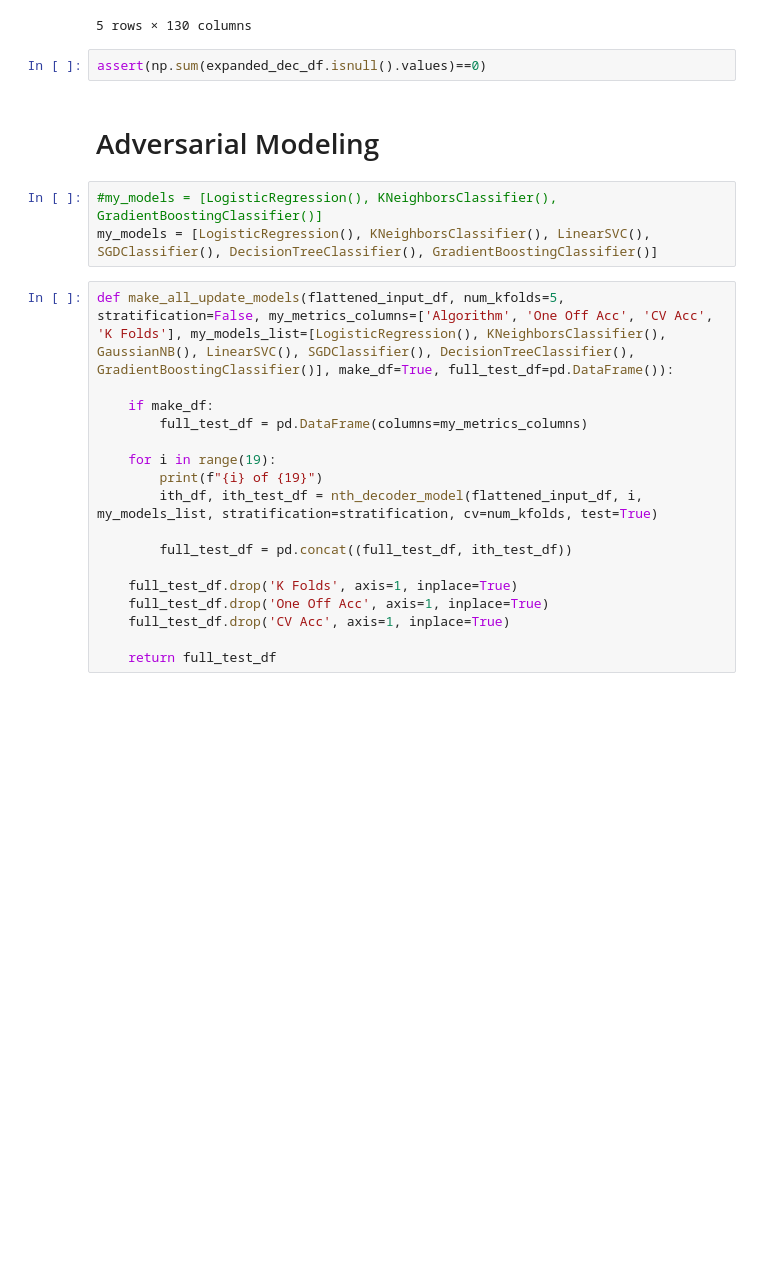
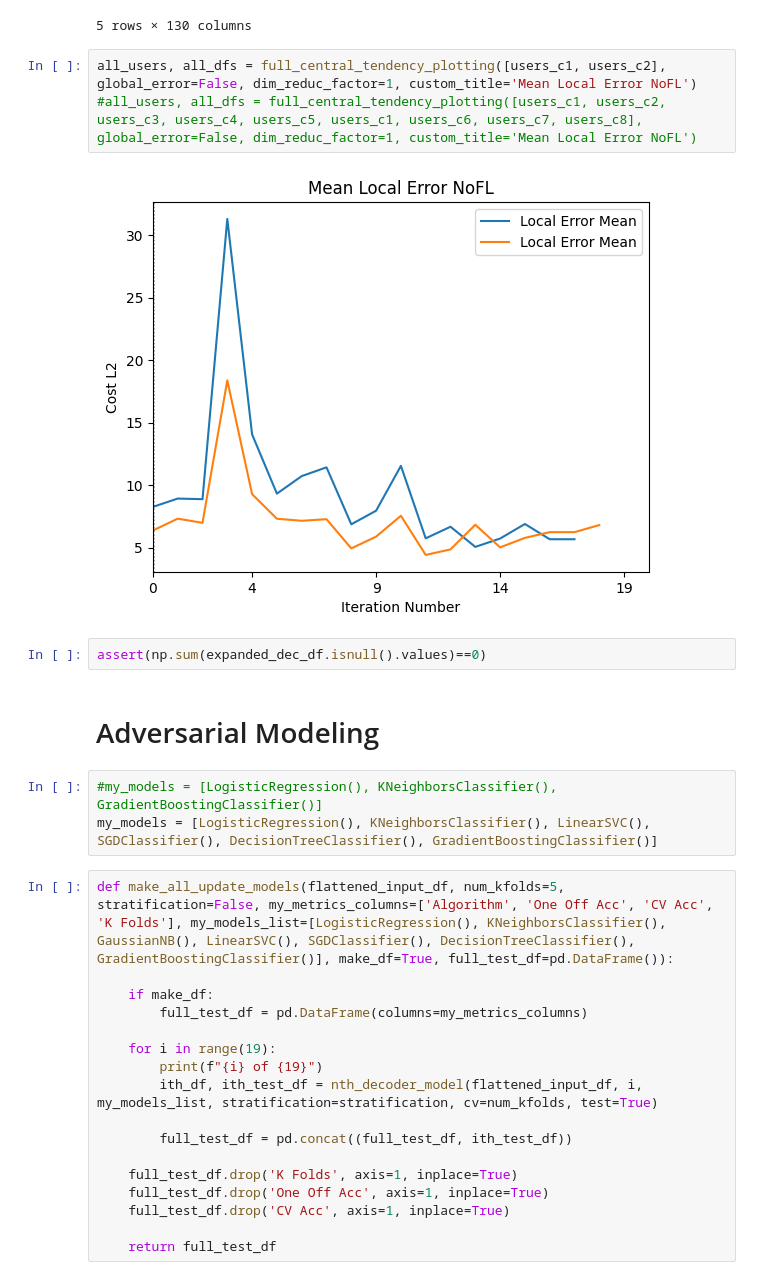
Before and after one commit to kdmalc/personalization-privacy-risk, a Jupyter notebook: 300_FL_Dec_Privacy.ipynb, the cells around one changed output. Cells and saved outputs as stored; diff of their text form; blank space fills up the shorter version.

```diff
--- a/300_FL_Dec_Privacy.ipynb
+++ b/300_FL_Dec_Privacy.ipynb
@@ -171,6 +184,11 @@ expanded_dec_df.head()
 | 3 | METACPHS_S106 | 3 | 0.001009 | 0.002855 | -0.000121 | 0.005214 | -0.002227 | -0.003420 | 0.000007 | -0.011986 | ... |
 | 4 | METACPHS_S106 | 4 | -0.000174 | 0.001306 | -0.001158 | 0.004879 | -0.001811 | -0.005817 | -0.001812 | -0.010339 | ... |
 5 rows × 130 columns
+# %%
+all_users, all_dfs = full_central_tendency_plotting([users_c1, users_c2], global_error=False, dim_reduc_factor=1, custom_title='Mean Local Error NoFL')
+#all_users, all_dfs = full_central_tendency_plotting([users_c1, users_c2, users_c3, users_c4, users_c5, users_c1, users_c6, users_c7, users_c8], global_error=False, dim_reduc_factor=1, custom_title='Mean Local Error NoFL')
+# %% [output]
+[figure, added]
 # %%
 assert(np.sum(expanded_dec_df.isnull().values)==0)
 # %% [markdown]
```
Also changed, not shown: parts of 11 cells of this notebook, 1 other file.
